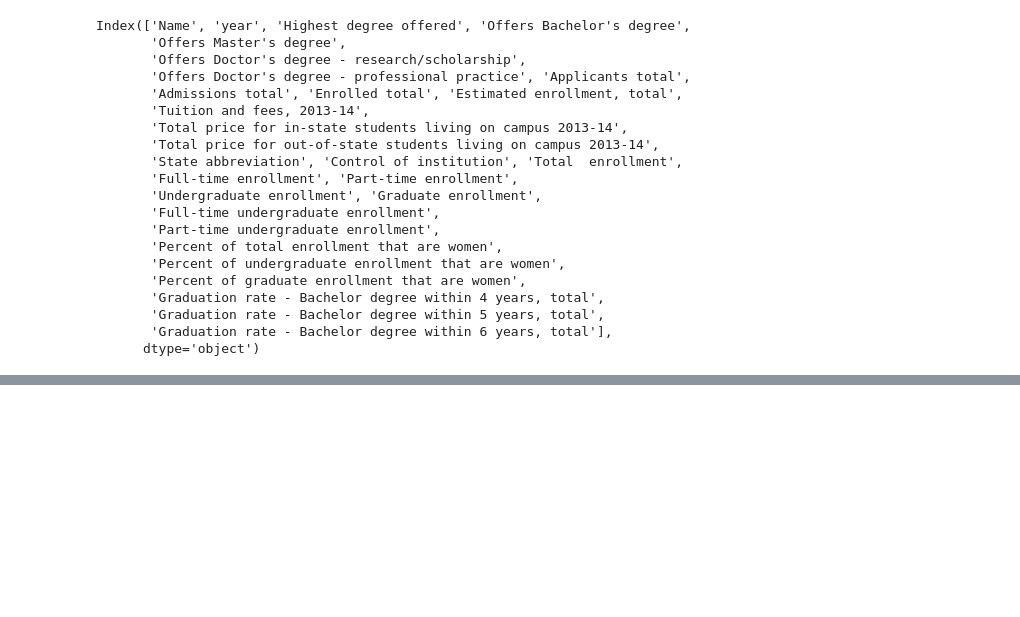
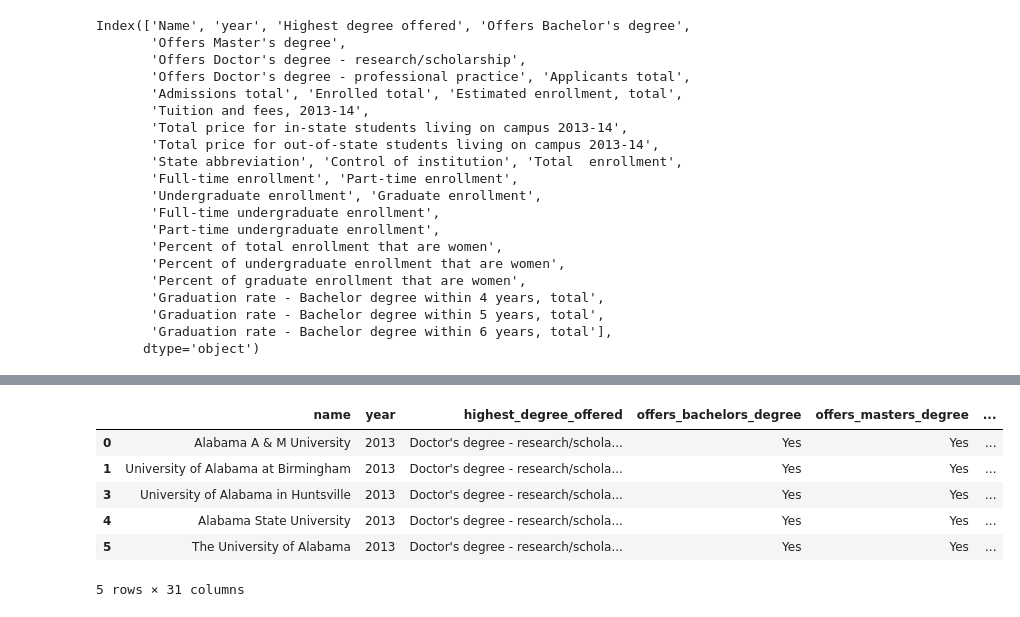
Before and after one commit to rohitgulve/IPEDS-Data-Analysis, a Jupyter notebook: IPED Data Analysis.ipynb, the cells around one changed output, grey strips where cells are left out. Saved outputs shown, nothing was run; the diff lists cells and outputs as text; code cells hidden in the pictures; blank space fills up the shorter version.

```diff
--- a/IPED Data Analysis.ipynb
+++ b/IPED Data Analysis.ipynb
@@ -421,0 +527,10 @@ See the caveats in the documentation: https://pandas.pydata.org/pandas-docs/stab
+# %%
+df_IPED_cleaned.head()
+# %% [output]
+|  | name | year | highest_degree_offered | offers_bachelors_degree | offers_masters_degree | ... |
+| 0 | Alabama A & M University | 2013 | Doctor's degree - research/schola... | Yes | Yes | ... |
+| 1 | University of Alabama at Birmingham | 2013 | Doctor's degree - research/schola... | Yes | Yes | ... |
+| 3 | University of Alabama in Huntsville | 2013 | Doctor's degree - research/schola... | Yes | Yes | ... |
+| 4 | Alabama State University | 2013 | Doctor's degree - research/schola... | Yes | Yes | ... |
+| 5 | The University of Alabama | 2013 | Doctor's degree - research/schola... | Yes | Yes | ... |
+5 rows × 31 columns
```
Also changed, not shown: parts of 18 cells of this notebook, 1 other file.
